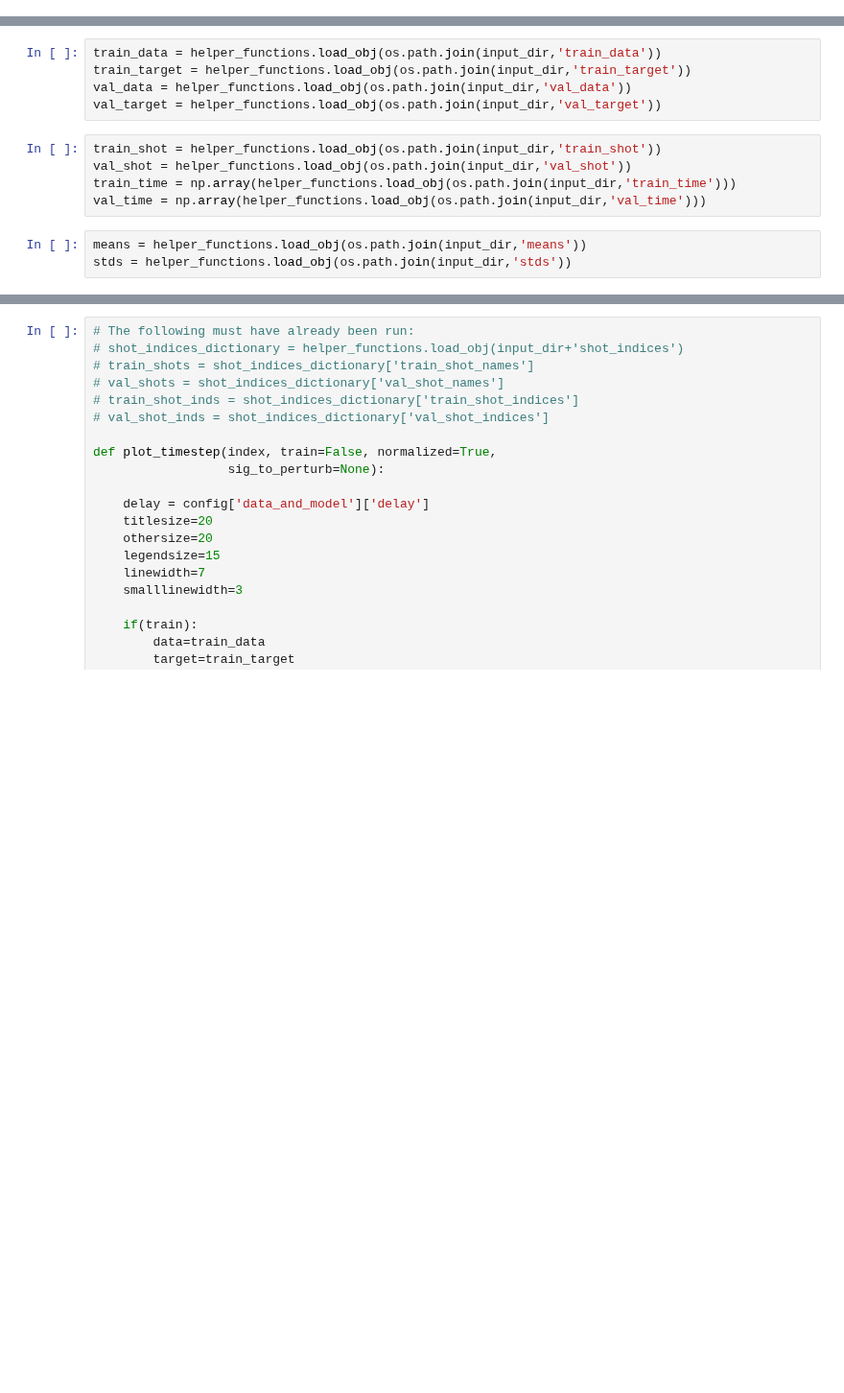
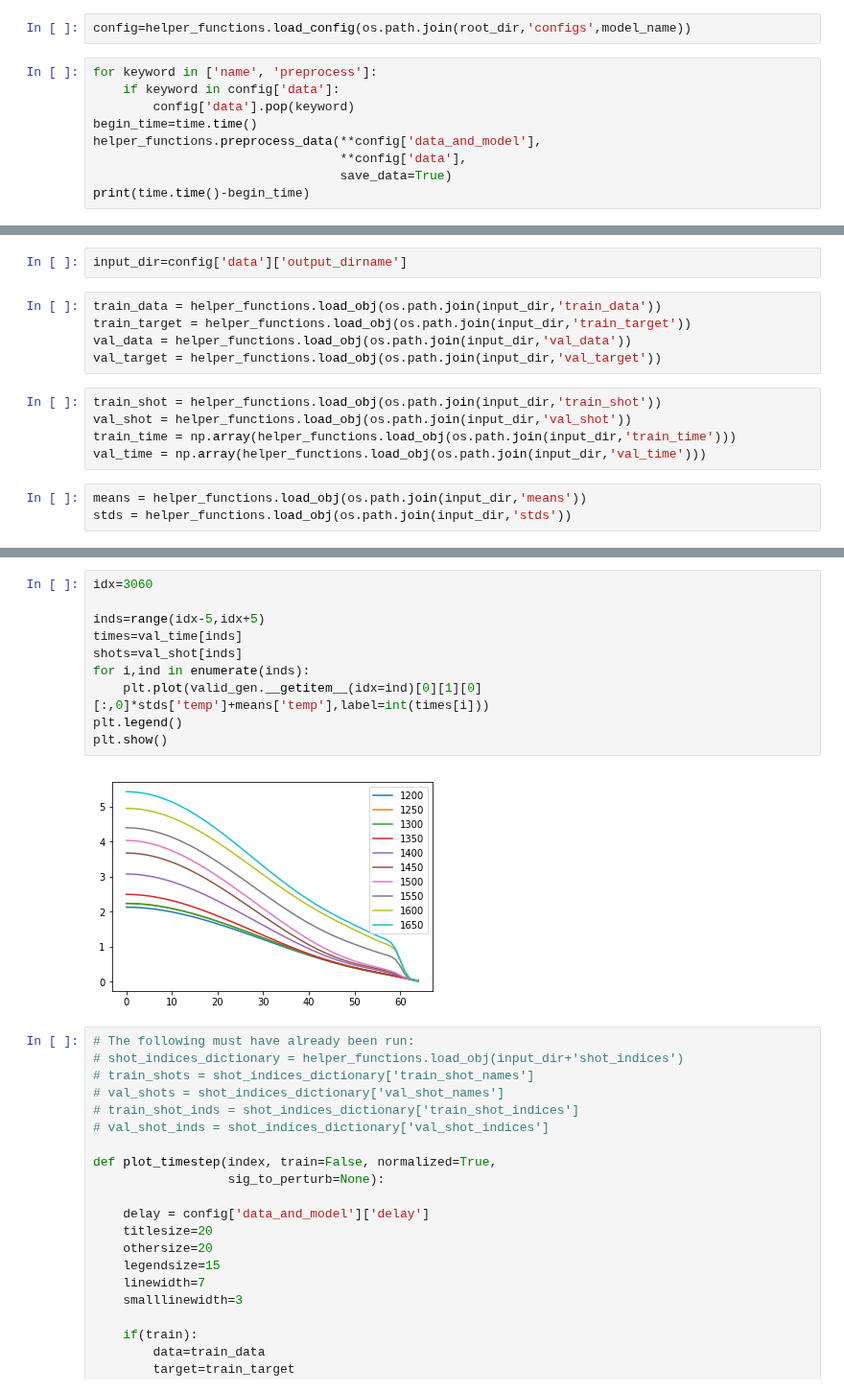
Before and after one commit to PlasmaControl/plasma-profile-predictor, a Jupyter notebook: notebooks/analyze_model-joe.ipynb, the cells around one changed output, grey strips where cells are left out. Shown at 96% size. Drawn from its saved outputs; the diff is of its cells as text; blank space fills up the shorter version.

```diff
--- a/notebooks/analyze_model-joe.ipynb
+++ b/notebooks/analyze_model-joe.ipynb
@@ -49,0 +31,11 @@ sig_keys_1d = config['data_and_model']['sigs_1d']
+# %%
+config=helper_functions.load_config(os.path.join(root_dir,'configs',model_name))
+# %%
+for keyword in ['name', 'preprocess']:
+    if keyword in config['data']:
+        config['data'].pop(keyword)
+begin_time=time.time()
+helper_functions.preprocess_data(**config['data_and_model'],
+                                 **config['data'],
+                                 save_data=True)
+print(time.time()-begin_time)
@@ -50,3 +46,5 @@ sig_keys_1d = config['data_and_model']['sigs_1d']
+# %%
+input_dir=config['data']['output_dirname']
 # %%
 train_data = helper_functions.load_obj(os.path.join(input_dir,'train_data'))
 train_target = helper_functions.load_obj(os.path.join(input_dir,'train_target'))
@@ -126,3 +145,15 @@ std_baseline_mae=np.std(baseline_mae, axis=0)
+# %%
+idx=3060
+
+inds=range(idx-5,idx+5)
+times=val_time[inds]
+shots=val_shot[inds]
+for i,ind in enumerate(inds):
+    plt.plot(valid_gen.__getitem__(idx=ind)[0][1][0][:,0]*stds['temp']+means['temp'],label=int(times[i]))
+plt.legend()
+plt.show()
+# %% [output]
+[figure, added]
 # %%
 # The following must have already been run:
 # shot_indices_dictionary = helper_functions.load_obj(input_dir+'shot_indices')
```
Also changed, not shown: parts of 29 cells of this notebook, 7 other files.
